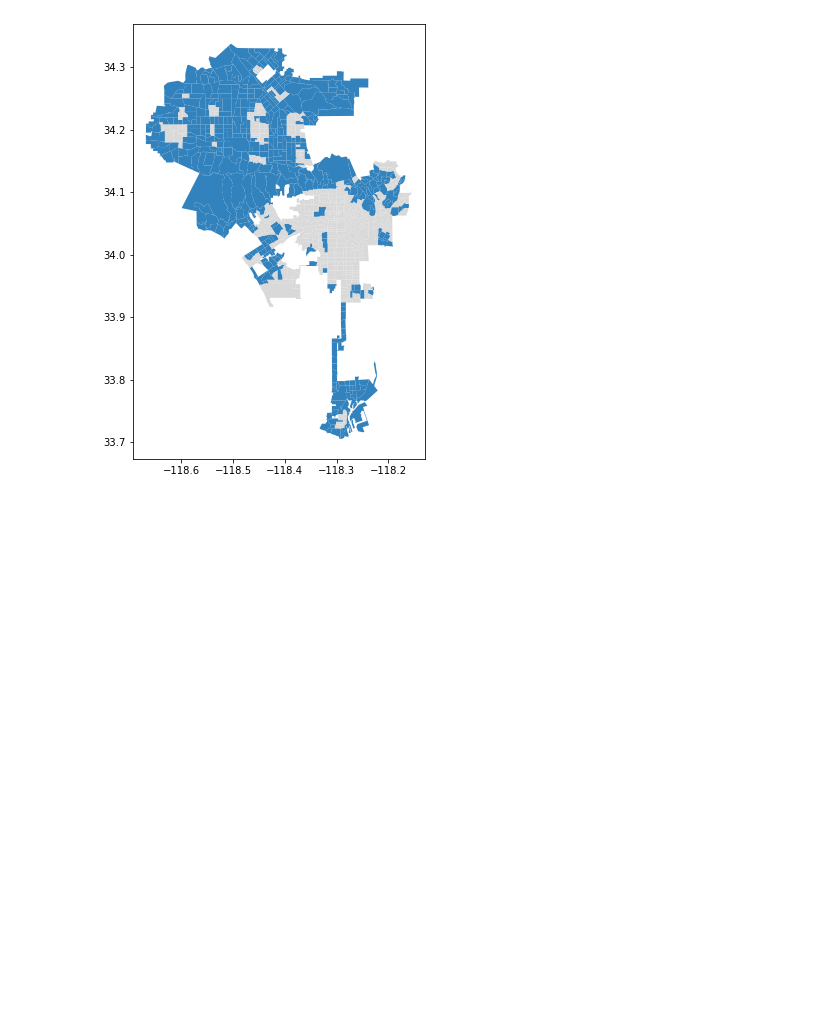
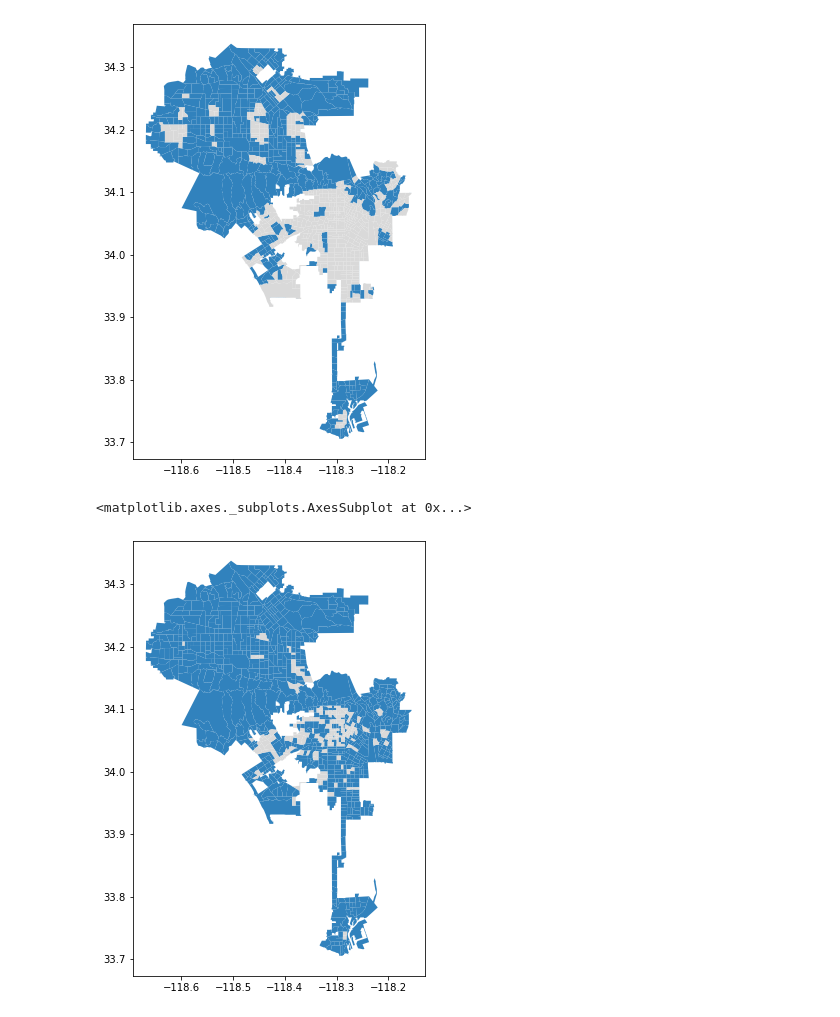
Before and after one commit to CityOfLosAngeles/planning-entitlements, a Jupyter notebook: notebooks/07-toc-census-stats.ipynb, the cells around one changed output. Cells and saved outputs as stored; diff of their text form; code cells hidden in the pictures; blank space fills up the shorter version.

```diff
--- a/notebooks/07-toc-census-stats.ipynb
+++ b/notebooks/07-toc-census-stats.ipynb
@@ -89,0 +123,4 @@ df = toc_tracts_clean_and_aggregate()
+# %%
+# Merge together
+df = pd.merge(df, toc_ent, on = "GEOID", how = "left", validate = "1:1")
+df.head()
@@ -342,3 +433,11 @@ final.plot(column="toc_AIN", ax=ax, cmap = "tab20c", legend=False)
 # %% [output]
 <matplotlib.axes._subplots.AxesSubplot at 0x...>
 [figure]
+# %%
+# By TOC ENT
+fig, ax = plt.subplots(figsize=(8,8))
+
+final.plot(column="toc_ENT", ax=ax, cmap = "tab20c", legend=False)
+# %% [output]
+<matplotlib.axes._subplots.AxesSubplot at 0x...>
+[figure, added]
```
Also changed, not shown: parts of 21 cells of this notebook, 3 other files.
